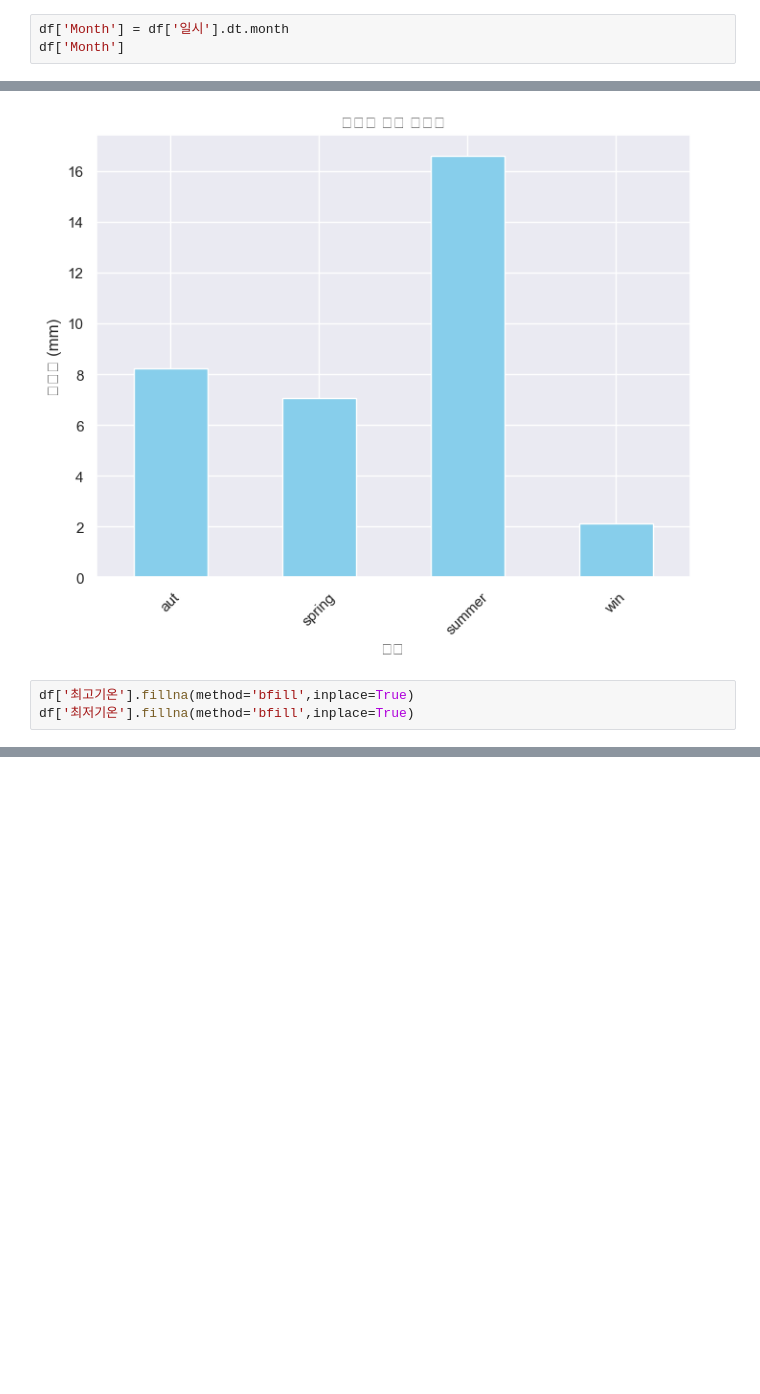
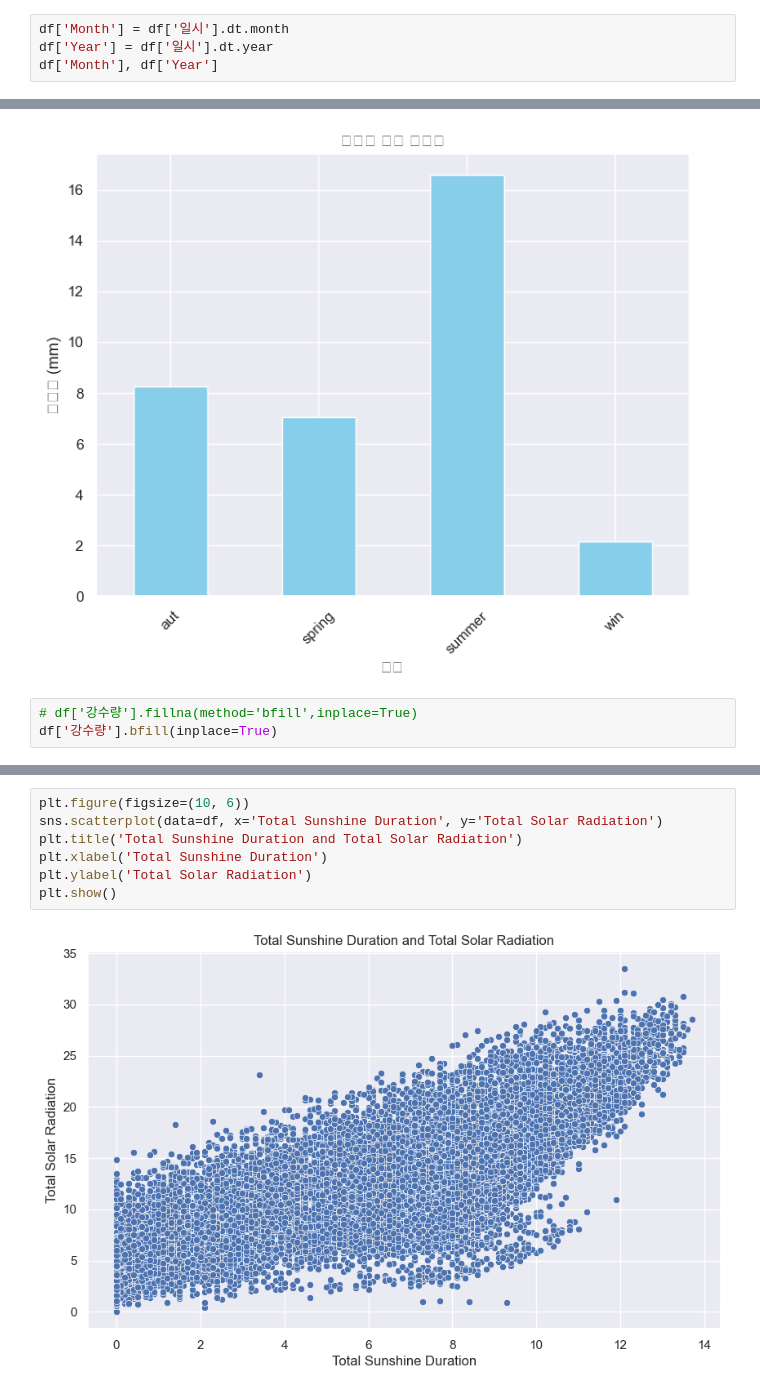
Before and after one commit to gogiri/tutoring, a Jupyter notebook: 3_회귀.ipynb, the cells around one changed output, grey strips where cells are left out. Drawn from its saved outputs; the diff is of its cells as text; blank space fills up the shorter version.

```diff
--- a/3_회귀.ipynb
+++ b/3_회귀.ipynb
@@ -178,5 +185,6 @@ plt.show()
 df['일시'] = pd.to_datetime(df['일시'])
 # %%
 df['Month'] = df['일시'].dt.month
-df['Month']
+df['Year'] = df['일시'].dt.year
+df['Month'], df['Year']
 # %% [output]
@@ -231,5 +244,5 @@ plt.show()
 # %% [output]
 [figure]
 # %%
-df['최고기온'].fillna(method='bfill',inplace=True)
-df['최저기온'].fillna(method='bfill',inplace=True)
+# df['강수량'].fillna(method='bfill',inplace=True)
+df['강수량'].bfill(inplace=True)
@@ -235,0 +317,9 @@ df['최저기온'].fillna(method='bfill',inplace=True)
+# %%
+plt.figure(figsize=(10, 6))
+sns.scatterplot(data=df, x='Total Sunshine Duration', y='Total Solar Radiation')
+plt.title('Total Sunshine Duration and Total Solar Radiation')
+plt.xlabel('Total Sunshine Duration')
+plt.ylabel('Total Solar Radiation')
+plt.show()
+# %% [output]
+[figure, added]
```
Also changed, not shown: parts of 12 cells of this notebook, 1 other file.
